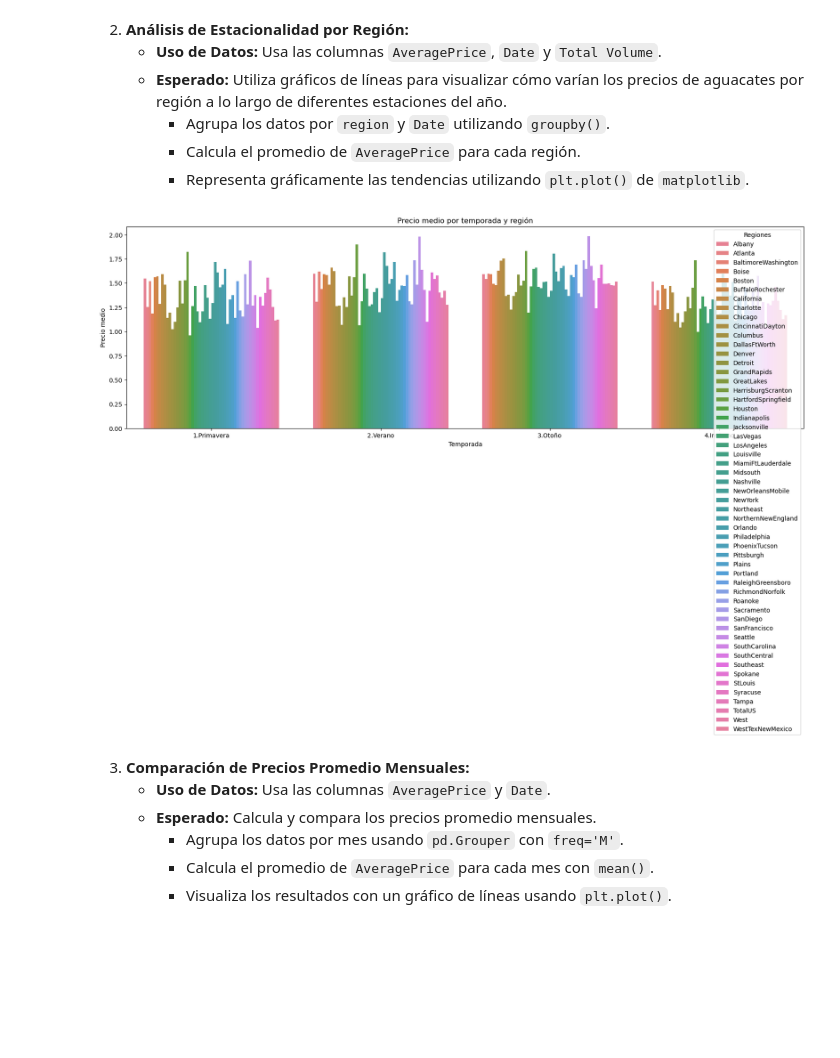
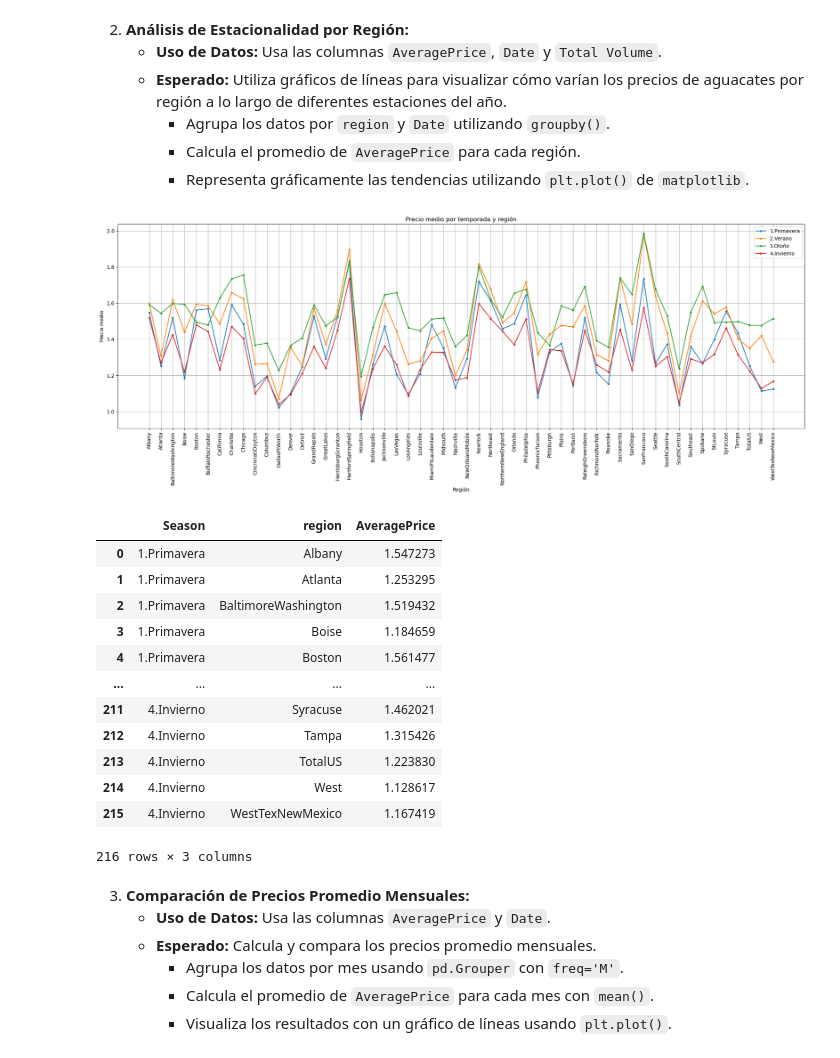
Before and after one commit to VictorBassas/MiniProjectAavocado, a Jupyter notebook: 1.Analisis_de_Series_Temporales.ipynb, the cells around one changed output. Cells and saved outputs as stored; diff of their text form; code cells hidden in the pictures; blank space fills up the shorter version.

Commit message:
Replanteado el grafico con diferentes series por temporada.

```diff
--- a/1.Analisis_de_Series_Temporales.ipynb
+++ b/1.Analisis_de_Series_Temporales.ipynb
@@ -171,35 +171,54 @@ c. **Residuos (Residuals):**  Es la parte de la serie que no se explica por la t
 # %%
 import pandas as pd
 import matplotlib.pyplot as plt
-import seaborn as sns
 df = pd.read_csv("avocado.csv")
 df_cp = df.copy()
 df_cp['Date'] = pd.to_datetime(df_cp['Date'])
 #df_cp.info()
 get_season = lambda date: '1.Primavera' if 3 <= date.month <= 5 else ('2.Verano' if 6 <= date.month <= 8 else ('3.Otoño' if 9 <= date.month <= 11 else '4.Invierno'))
 
 df_date_price_volume = df_cp[['Date', 'region', 'AveragePrice', 'Total Volume']]
 df_date_price_volume = df_date_price_volume.reset_index()
 df_date_price_volume['Season'] = df_date_price_volume['Date'].apply(get_season)
 # df_date_price_volume
 
 df_grouped_mean = df_date_price_volume.groupby(['Season','region'])['AveragePrice'].mean()
 df_grouped_mean = df_grouped_mean.reset_index()
-df_grouped_mean
 
 #plt.figure(figsize=(20, 6))
 #plt.plot(df_grouped_mean)
 #plt.show()
 
-plt.figure(figsize=(20, 6))
-sns.barplot(x='Season', y='AveragePrice', hue='region', data=df_grouped_mean)
+seasons = df_grouped_mean['Season'].unique()
+plt.figure(figsize=(20, 8))
+for season in seasons:
+    df_season = df_grouped_mean[df_grouped_mean['Season'] == season]
+    plt.plot(df_season['region'], df_season['AveragePrice'], marker='.', label=season)
 plt.title('Precio medio por temporada y región')
-plt.xlabel('Temporada')
+plt.xlabel('Región')
 plt.ylabel('Precio medio')
-plt.legend(title='Regiones', fontsize=10, loc='upper right')
+plt.xticks(rotation=90)
+plt.grid(True)
+plt.legend()
+plt.tight_layout()
 plt.show()
+
+df_grouped_mean
 # %% [output]
-[figure, old version]
+[figure, new version]
+|  | Season | region | AveragePrice |
+| 0 | 1.Primavera | Albany | 1.547273 |
+| 1 | 1.Primavera | Atlanta | 1.253295 |
+| 2 | 1.Primavera | BaltimoreWashington | 1.519432 |
+| 3 | 1.Primavera | Boise | 1.184659 |
+| 4 | 1.Primavera | Boston | 1.561477 |
+| ... | ... | ... | ... |
+| 211 | 4.Invierno | Syracuse | 1.462021 |
+| 212 | 4.Invierno | Tampa | 1.315426 |
+| 213 | 4.Invierno | TotalUS | 1.223830 |
+| 214 | 4.Invierno | West | 1.128617 |
+| 215 | 4.Invierno | WestTexNewMexico | 1.167419 |
+216 rows × 3 columns
 # %% [markdown]
 3. **Comparación de Precios Promedio Mensuales:**
    - **Uso de Datos:** Usa las columnas `AveragePrice` y `Date`.
```
